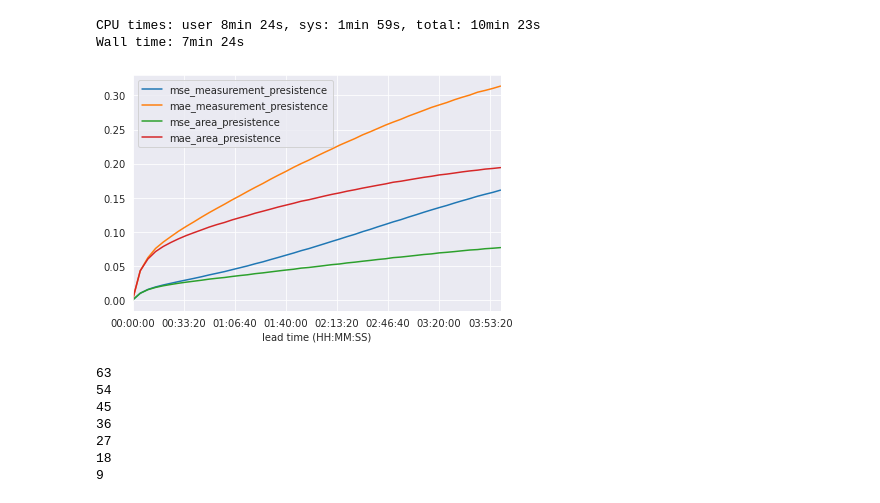
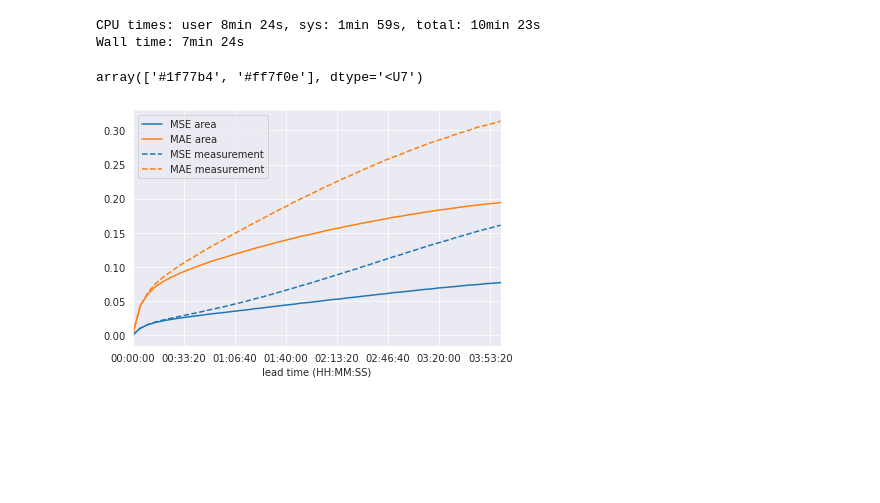
Before and after one commit to openclimatefix/predict_pv_yield_OLD, a Jupyter notebook: notebooks/ml_experiments/011-persistence_baseline.ipynb, the cells around one changed output. Saved outputs shown, nothing was run; the diff lists cells and outputs as text; code cells hidden in the pictures; blank space fills up the shorter version.

```diff
--- a/notebooks/ml_experiments/011-persistence_baseline.ipynb
+++ b/notebooks/ml_experiments/011-persistence_baseline.ipynb
@@ -147,34 +147,28 @@ mae_measurement_presistence = [x[1] for x in measurement_presistence]
 # %%
 mse_area_presistence = [x[0] for x in area_presistence]
 mae_area_presistence = [x[1] for x in area_presistence]
-# %%
-sns.set_style('darkgrid')
-pd.DataFrame(
-    dict(
-        mse_measurement_presistence=mse_measurement_presistence,
-        mae_measurement_presistence=mae_measurement_presistence,
-        mse_area_presistence=mse_area_presistence,
-        mae_area_presistence=mae_area_presistence
-    ),
-    index=timedeltas,).plot()
-plt.xlabel('lead time (HH:MM:SS)')
-plt.tight_layout()
-plt.show()
-# %% [output]
-[figure, removed]
-# %%
-def conv_output_size(H_in, kernel_size, padding, dilation, stride):
-    return int((H_in+2*padding - dilation * (kernel_size-1)-1)/stride + 1)
-
-x = 72
-for _ in range(7):
-    x = conv_output_size(x, 10, 0, 1,1)
-    print(x)
-# %% [output]
-63
-54
-45
-36
-27
-18
-9
+# %%
+np.array(cs)[[0,1]]
+# %% [output]
+array(['#1f77b4', '#ff7f0e'], dtype='<U7')
+# %%
+sns.set_style('darkgrid')
+cs = np.array(plt.rcParams['axes.prop_cycle'].by_key()['color'])
+
+fig, ax=plt.subplots(figsize=(6,4))
+pd.DataFrame({
+        "MSE area":mse_area_presistence,
+        "MAE area":mae_area_presistence
+},
+    index=timedeltas,).plot(color=cs[[0, 1]], ax=ax)
+pd.DataFrame({
+        "MSE measurement":mse_measurement_presistence,
+        "MAE measurement":mae_measurement_presistence,
+},
+    index=timedeltas,).plot(color=cs[[0, 1]], ax=ax, linestyle='--')
+plt.xlabel('lead time (HH:MM:SS)')
+plt.tight_layout()
+plt.savefig('persistence_mse_mae.png')
+plt.show()
+# %% [output]
+[figure, added]
```
Also changed, not shown: parts of 4 cells of this notebook.
